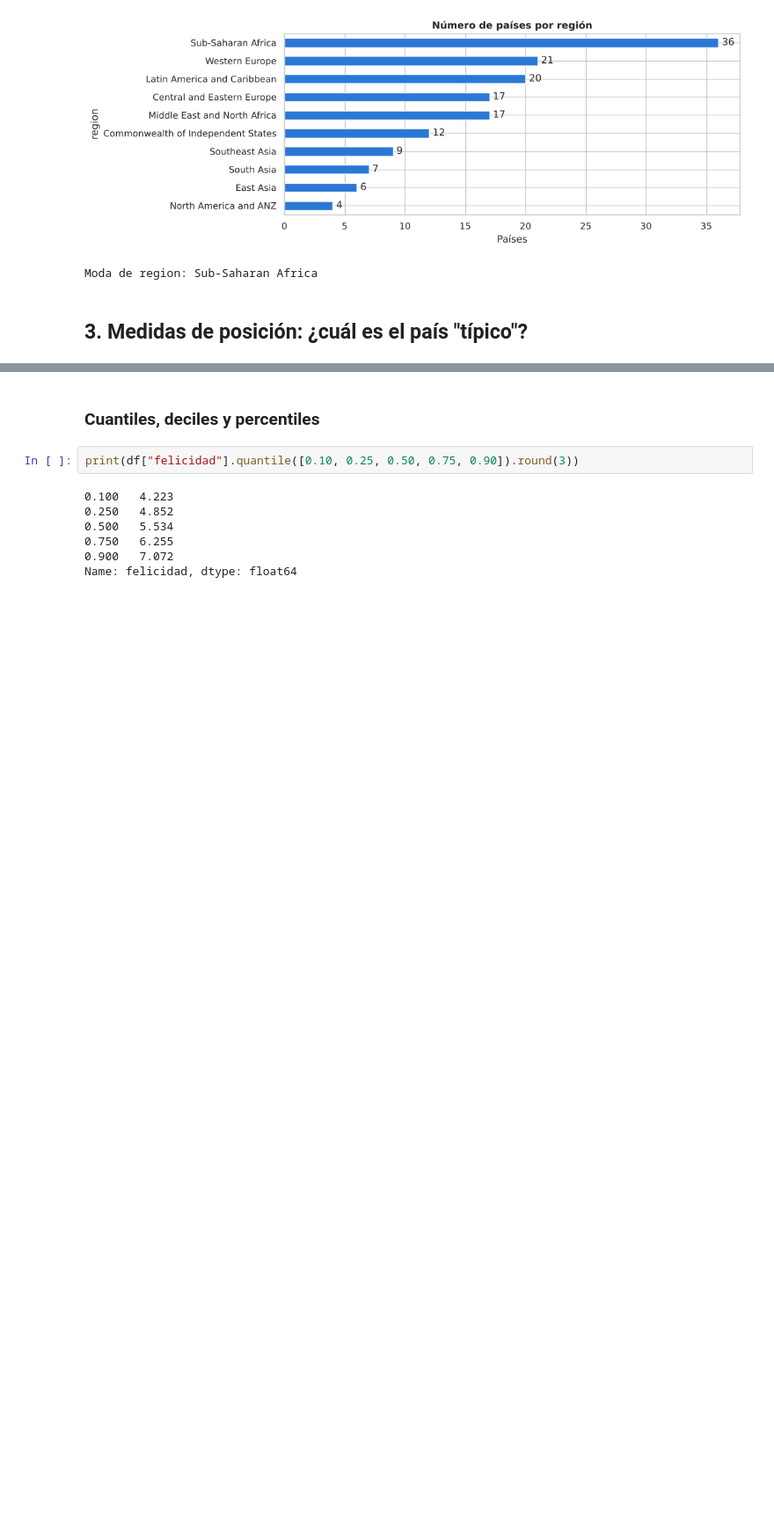
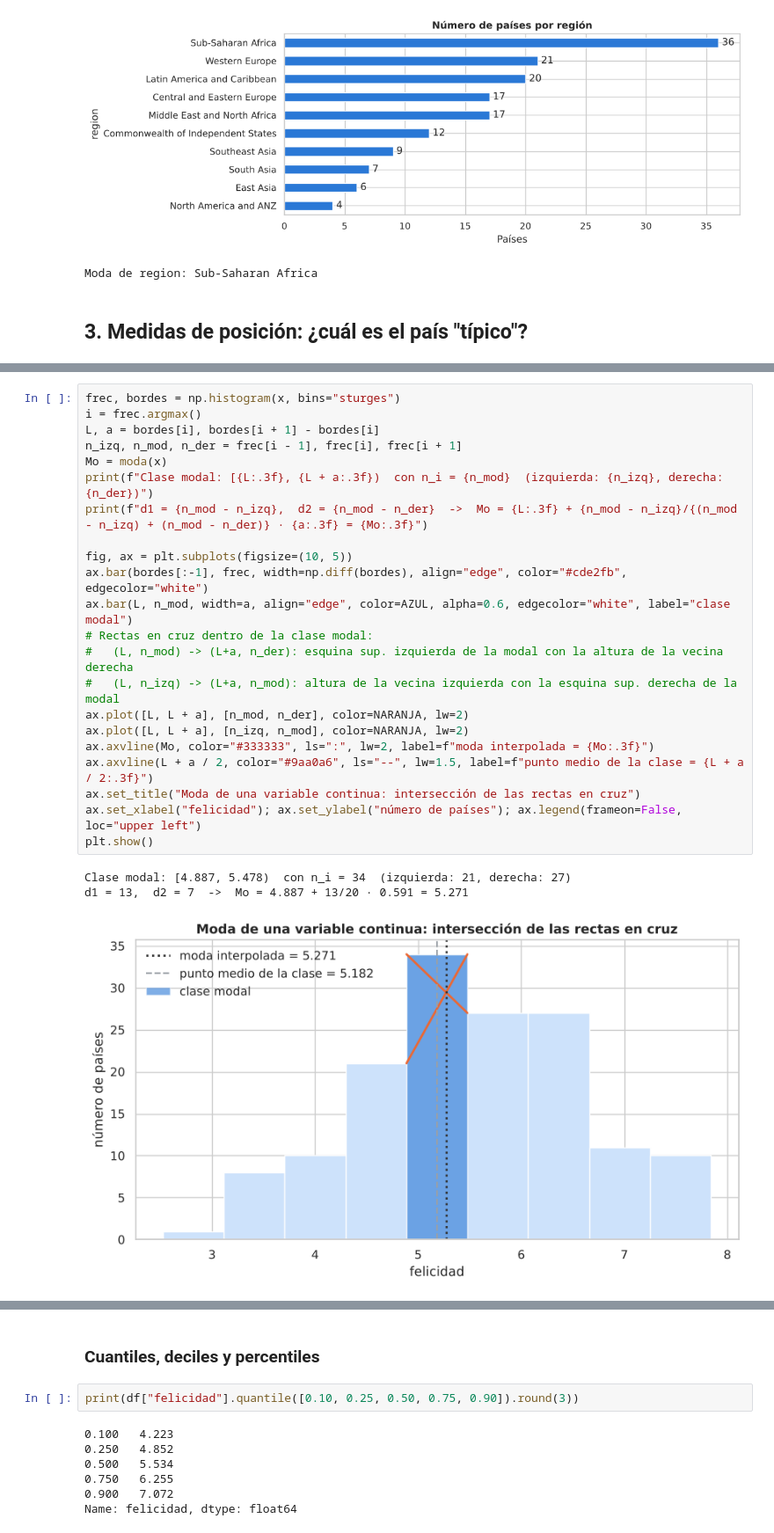
Before and after one commit to DANIFUZZY1975/estadistica-descriptiva-python, a Jupyter notebook: notebooks/02_felicidad_mundial.ipynb, the cells around one changed output, grey strips where cells are left out. Shown at 88% size. Cells and saved outputs as stored; diff of their text form; blank space fills up the shorter version.

```diff
--- a/notebooks/02_felicidad_mundial.ipynb
+++ b/notebooks/02_felicidad_mundial.ipynb
@@ -234,0 +253,26 @@ Eso no describe "el valor más habitual". Para continuas usamos la **clase modal
+# %%
+frec, bordes = np.histogram(x, bins="sturges")
+i = frec.argmax()
+L, a = bordes[i], bordes[i + 1] - bordes[i]
+n_izq, n_mod, n_der = frec[i - 1], frec[i], frec[i + 1]
+Mo = moda(x)
+print(f"Clase modal: [{L:.3f}, {L + a:.3f})  con n_i = {n_mod}  (izquierda: {n_izq}, derecha: {n_der})")
+print(f"d1 = {n_mod - n_izq},  d2 = {n_mod - n_der}  ->  Mo = {L:.3f} + {n_mod - n_izq}/{(n_mod - n_izq) + (n_mod - n_der)} · {a:.3f} = {Mo:.3f}")
+
+fig, ax = plt.subplots(figsize=(10, 5))
+ax.bar(bordes[:-1], frec, width=np.diff(bordes), align="edge", color="#cde2fb", edgecolor="white")
+ax.bar(L, n_mod, width=a, align="edge", color=AZUL, alpha=0.6, edgecolor="white", label="clase modal")
+# Rectas en cruz dentro de la clase modal:
+#   (L, n_mod) -> (L+a, n_der): esquina sup. izquierda de la modal con la altura de la vecina derecha
+#   (L, n_izq) -> (L+a, n_mod): altura de la vecina izquierda con la esquina sup. derecha de la modal
+ax.plot([L, L + a], [n_mod, n_der], color=NARANJA, lw=2)
+ax.plot([L, L + a], [n_izq, n_mod], color=NARANJA, lw=2)
+ax.axvline(Mo, color="#333333", ls=":", lw=2, label=f"moda interpolada = {Mo:.3f}")
+ax.axvline(L + a / 2, color="#9aa0a6", ls="--", lw=1.5, label=f"punto medio de la clase = {L + a / 2:.3f}")
+ax.set_title("Moda de una variable continua: intersección de las rectas en cruz")
+ax.set_xlabel("felicidad"); ax.set_ylabel("número de países"); ax.legend(frameon=False, loc="upper left")
+plt.show()
+# %% [output]
+Clase modal: [4.887, 5.478)  con n_i = 34  (izquierda: 21, derecha: 27)
+d1 = 13,  d2 = 7  ->  Mo = 4.887 + 13/20 · 0.591 = 5.271
+[figure, added]
```
Also changed, not shown: parts of 7 cells of this notebook, 4 other files.
